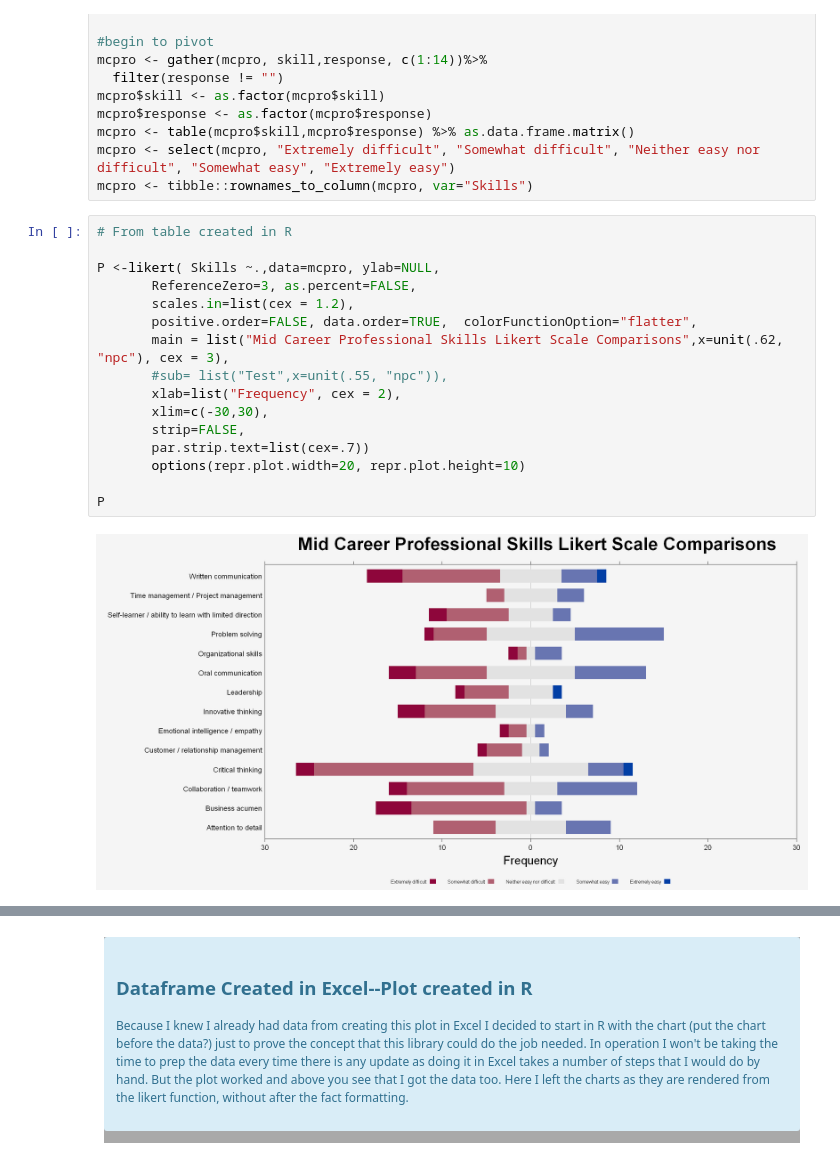
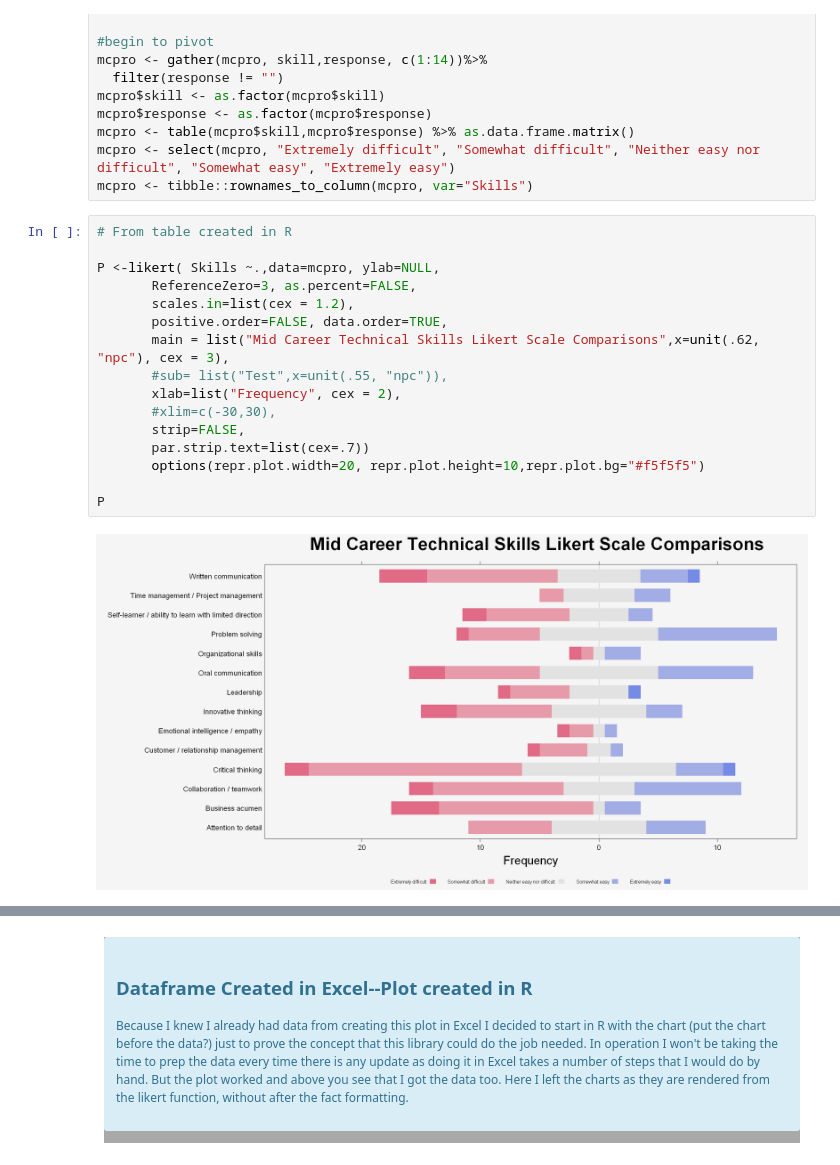
Before and after one commit to chesterqualls/Survey-Analysis, a Jupyter notebook: Diverging Stacked Bars or Likert Data.ipynb, the cells around one changed output, grey strips where cells are left out. Saved outputs shown, nothing was run; the diff lists cells and outputs as text.

```diff
--- a/Diverging Stacked Bars or Likert Data.ipynb
+++ b/Diverging Stacked Bars or Likert Data.ipynb
@@ -199,18 +196,18 @@ mcpro <- tibble::rownames_to_column(mcpro, var="Skills")
 # %%
 # From table created in R
 
 P <-likert( Skills ~.,data=mcpro, ylab=NULL,
        ReferenceZero=3, as.percent=FALSE,
        scales.in=list(cex = 1.2),
-       positive.order=FALSE, data.order=TRUE,  colorFunctionOption="flatter",
-       main = list("Mid Career Professional Skills Likert Scale Comparisons",x=unit(.62, "npc"), cex = 3),
+       positive.order=FALSE, data.order=TRUE,
+       main = list("Mid Career Technical Skills Likert Scale Comparisons",x=unit(.62, "npc"), cex = 3),
        #sub= list("Test",x=unit(.55, "npc")),
        xlab=list("Frequency", cex = 2),
-       xlim=c(-30,30),
+       #xlim=c(-30,30),
        strip=FALSE,
        par.strip.text=list(cex=.7))
-       options(repr.plot.width=20, repr.plot.height=10)
+       options(repr.plot.width=20, repr.plot.height=10,repr.plot.bg="#f5f5f5")
 
 P
 # %% [output]
-[figure, old version]
+[figure, new version]
```
Also changed, not shown: parts of 7 cells of this notebook.
